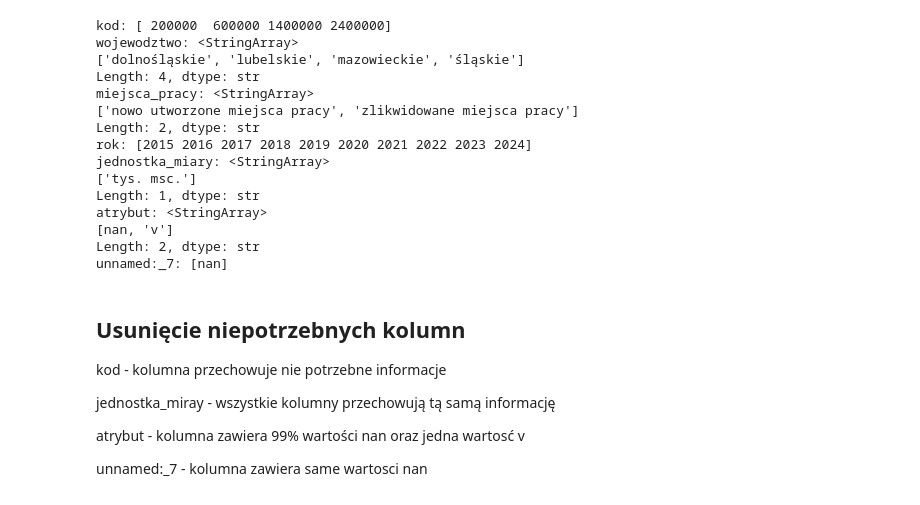
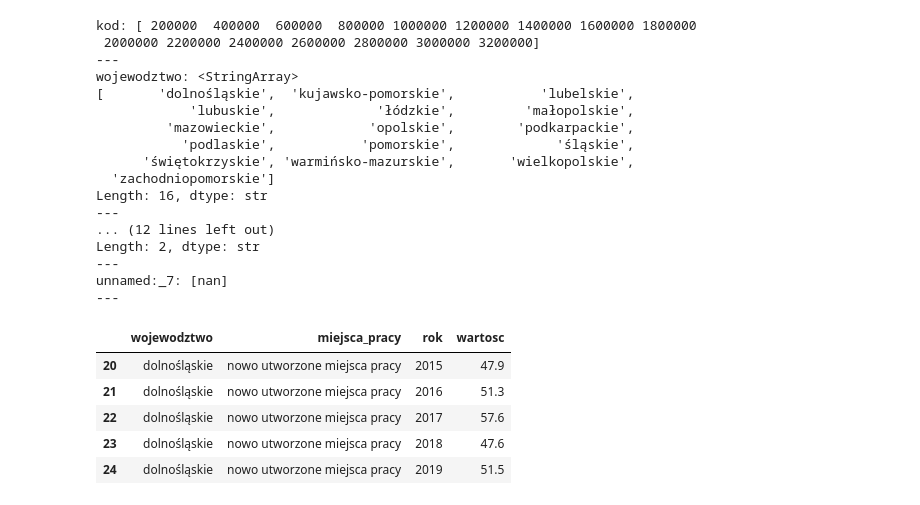
Before and after one commit to MikolajZagojski/analiza_rynku_pracy, a Jupyter notebook: analiza.ipynb, the cells around one changed output. Saved outputs shown, nothing was run; the diff lists cells and outputs as text; code cells hidden in the pictures.

```diff
--- a/analiza.ipynb
+++ b/analiza.ipynb
@@ -38,29 +46,23 @@ for col in df.columns:
         continue
     unique_values = df[col].unique()
     print(f'{col}: {unique_values}')
+    print('---')
 # %% [output]
-kod: [ 200000  600000 1400000 2400000]
+kod: [ 200000  400000  600000  800000 1000000 1200000 1400000 1600000 1800000
+ 2000000 2200000 2400000 2600000 2800000 3000000 3200000]
+---
 wojewodztwo: <StringArray>
-['dolnośląskie', 'lubelskie', 'mazowieckie', 'śląskie']
-Length: 4, dtype: str
-miejsca_pracy: <StringArray>
-['nowo utworzone miejsca pracy', 'zlikwidowane miejsca pracy']
+[       'dolnośląskie',  'kujawsko-pomorskie',           'lubelskie',
+            'lubuskie',             'łódzkie',         'małopolskie',
+         'mazowieckie',            'opolskie',        'podkarpackie',
+           'podlaskie',           'pomorskie',             'śląskie',
+      'świętokrzyskie', 'warmińsko-mazurskie',       'wielkopolskie',
+  'zachodniopomorskie']
+Length: 16, dtype: str
+---
+... (12 lines left out)
 Length: 2, dtype: str
-rok: [2015 2016 2017 2018 2019 2020 2021 2022 2023 2024]
-jednostka_miary: <StringArray>
-['tys. msc.']
-Length: 1, dtype: str
-atrybut: <StringArray>
-[nan, 'v']
-Length: 2, dtype: str
+---
 unnamed:_7: [nan]
+---
-# %% [markdown]
-## Usunięcie niepotrzebnych kolumn
-kod - kolumna przechowuje nie potrzebne informacje
-
-jednostka_miray - wszystkie kolumny przechowują tą samą informację
-
-atrybut - kolumna zawiera 99% wartości nan oraz jedna wartosć v
-
-unnamed:_7 - kolumna zawiera same wartosci nan
 # %%
@@ -67,0 +70,9 @@ df = df.drop(['kod','jednostka_miary','atrybut','unnamed:_7'],axis=1)
+# %%
+df.head()
+# %% [output]
+|  | wojewodztwo | miejsca_pracy | rok | wartosc |
+| 20 | dolnośląskie | nowo utworzone miejsca pracy | 2015 | 47.9 |
+| 21 | dolnośląskie | nowo utworzone miejsca pracy | 2016 | 51.3 |
+| 22 | dolnośląskie | nowo utworzone miejsca pracy | 2017 | 57.6 |
+| 23 | dolnośląskie | nowo utworzone miejsca pracy | 2018 | 47.6 |
+| 24 | dolnośląskie | nowo utworzone miejsca pracy | 2019 | 51.5 |
```
Also changed, not shown: parts of 17 cells of this notebook.
